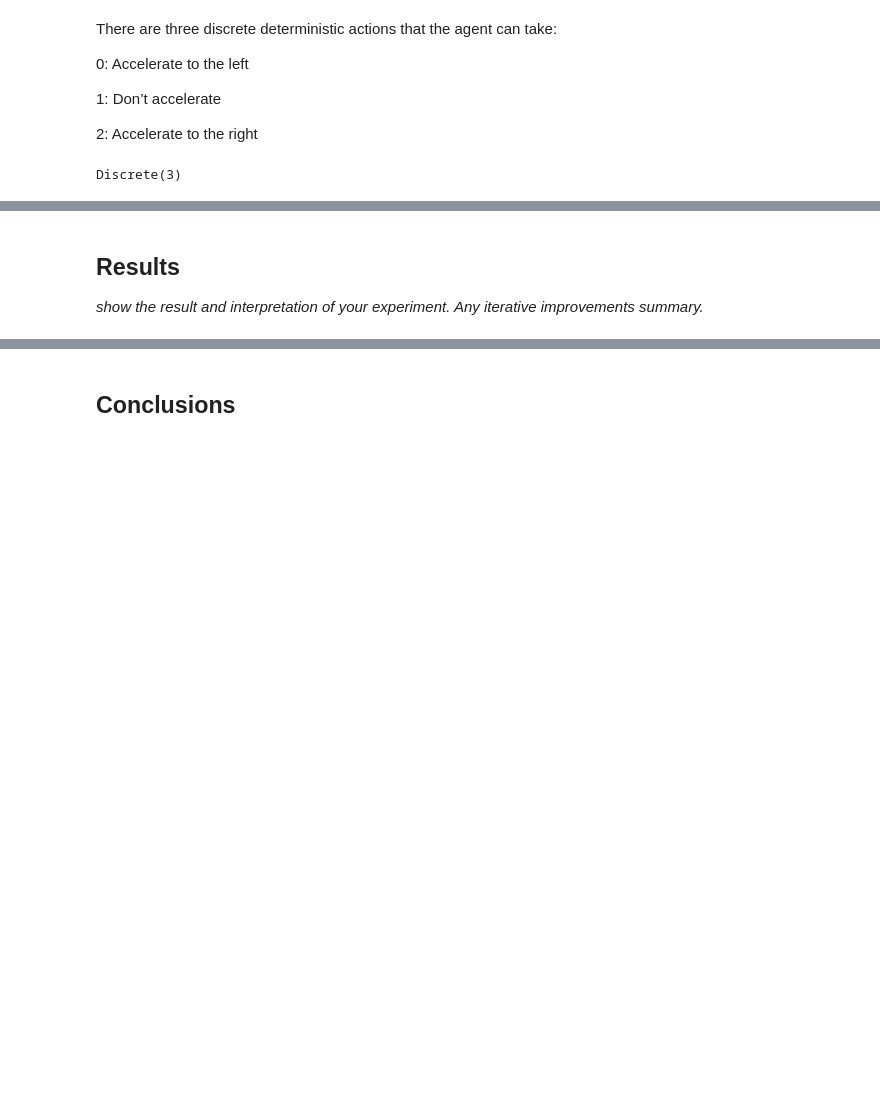
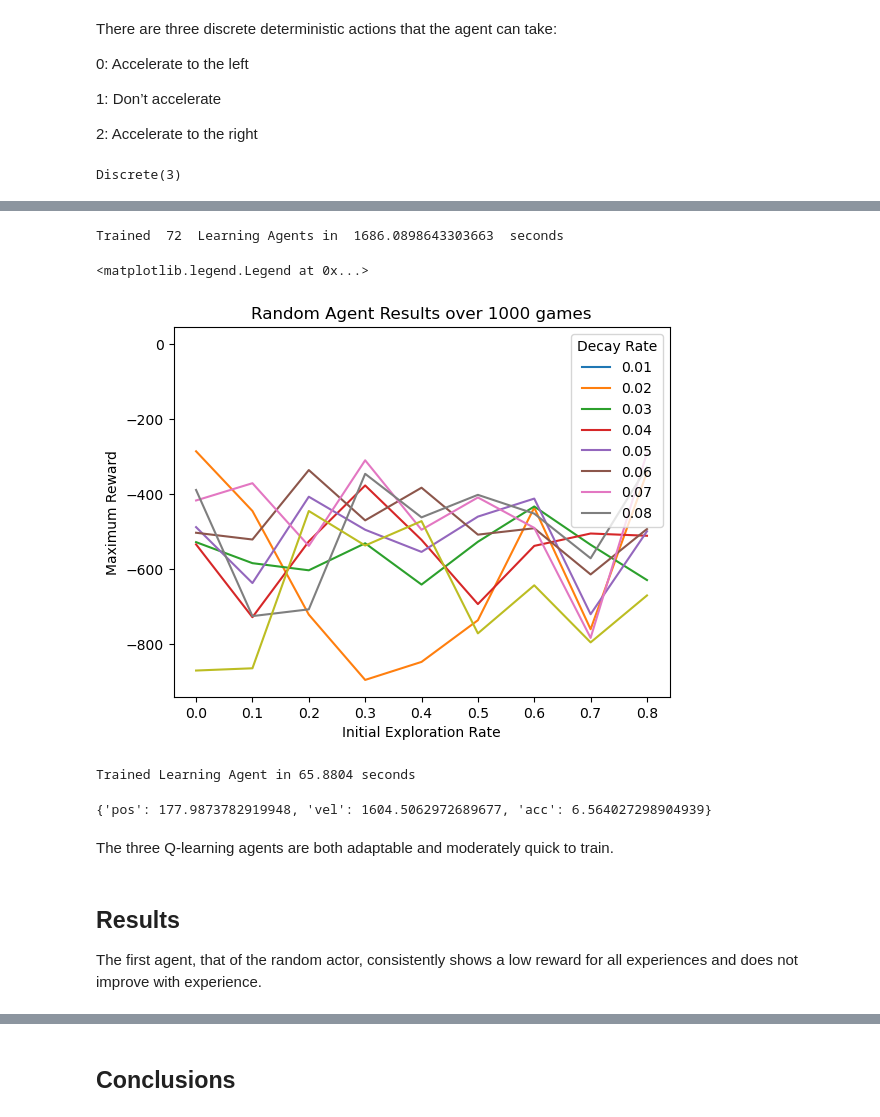
Before and after one commit to smrhoades/cspb3202, a Jupyter notebook: FinalProject_SRhoades.ipynb, the cells around one changed output, grey strips where cells are left out. Drawn from its saved outputs; the diff is of its cells as text; code cells hidden in the pictures; blank space fills up the shorter version.

```diff
--- a/FinalProject_SRhoades.ipynb
+++ b/FinalProject_SRhoades.ipynb
@@ -328,6 +382,50 @@ Trained Learning Agent in 11.5206 seconds
+# %%
+tic = time.perf_counter()
+exploreInitial = np.zeros((10,9))
+exploreDecay = np.zeros((10,9))
+maxLearned = np.zeros((10,9))
+for n in range(0,9,1):
+    for m in range(1,9,1):
+        numberGames = 200
+        lat2 = LearningAgent(0.01,n/10,m/100)
+        lat2.repeat(numberGames)
+        rewards5 = lat2.rewards
+        exploreInitial[n,m] = n/10
+        exploreDecay[n,m] = m/100
+        maxLearned[n,m] = max(rewards5)
+toc = time.perf_counter()
+print("Trained ", 72," Learning Agents in ", toc - tic," seconds")
+# %% [output]
+Trained  72  Learning Agents in  1686.0898643303663  seconds
+# %%
+fig, axs = plt.subplots()
+axs.plot(exploreInitial[0:9,],maxLearned[0:9,:])
+axs.set(xlabel='Initial Exploration Rate', ylabel='Maximum Reward')
+axs.set_title("Random Agent Results over "+ str(numberGames) +" games")
+axs.legend(exploreDecay[1,1:9], title="Decay Rate", loc='upper right')
+# %% [output]
+<matplotlib.legend.Legend at 0x...>
+[figure, added]
+# %%
+numberGames = 1000
+tic = time.perf_counter()
+lat2 = LearningAgent(0.01,0.1,0.01)
+lat2.repeat(numberGames)
+rewards5 = lat2.rewards
+toc = time.perf_counter()
+print(f"Trained Learning Agent in {toc - tic:0.4f} seconds")
+# %% [output]
+Trained Learning Agent in 65.8804 seconds
+# %%
+print(lat2.getWeights())
+# %% [output]
+{'pos': 177.9873782919948, 'vel': 1604.5062972689677, 'acc': 6.564027298904939}
+# %% [markdown]
+The three Q-learning agents are both adaptable and moderately quick to train.
 # %% [markdown]
 ## Results
-*show the result and interpretation of your experiment. Any iterative improvements summary.*
+
+The first agent, that of the random actor, consistently shows a low reward for all experiences and does not improve with experience.
 # %%
 fig, axs = plt.subplots(1, 2)
 
```
Also changed, not shown: parts of 32 cells of this notebook, 1 other file.
